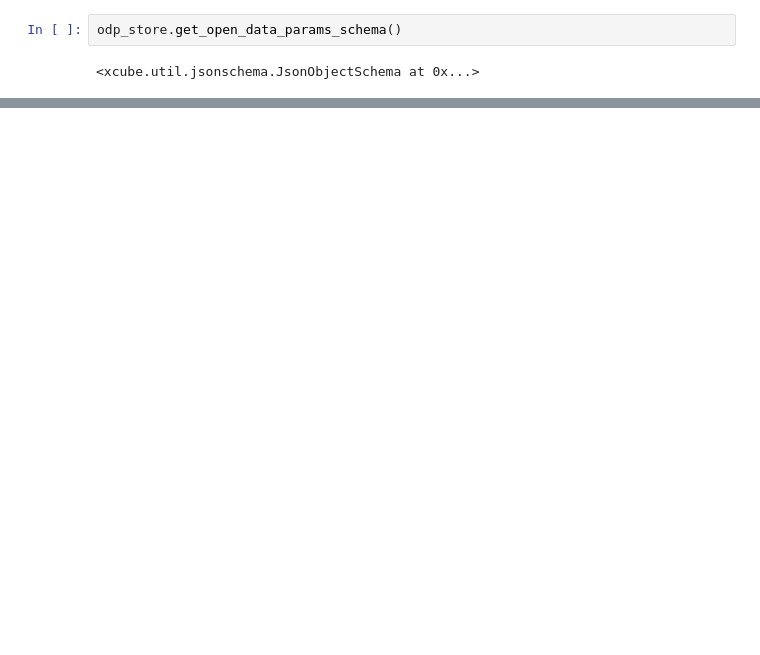
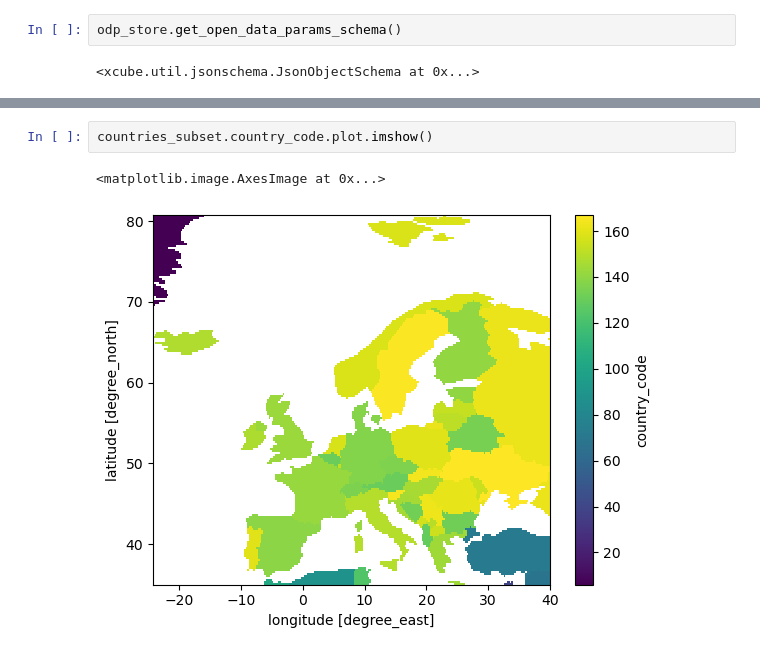
Before and after one commit to littlepictures/fire_fingerprints, a Jupyter notebook: scripts/dataprep/extract-burned-areas.ipynb, the cells around one changed output, grey strips where cells are left out. Saved outputs shown, nothing was run; the diff lists cells and outputs as text; blank space fills up the shorter version.

```diff
--- a/scripts/dataprep/extract-burned-areas.ipynb
+++ b/scripts/dataprep/extract-burned-areas.ipynb
@@ -133,0 +154,5 @@ ba_dataset.burned_area.isel(time=0).plot.imshow(vmax=2)
+# %%
+countries_subset.country_code.plot.imshow()
+# %% [output]
+<matplotlib.image.AxesImage at 0x...>
+[figure, added]
```
Also changed, not shown: parts of 39 cells of this notebook, 1 other file.
